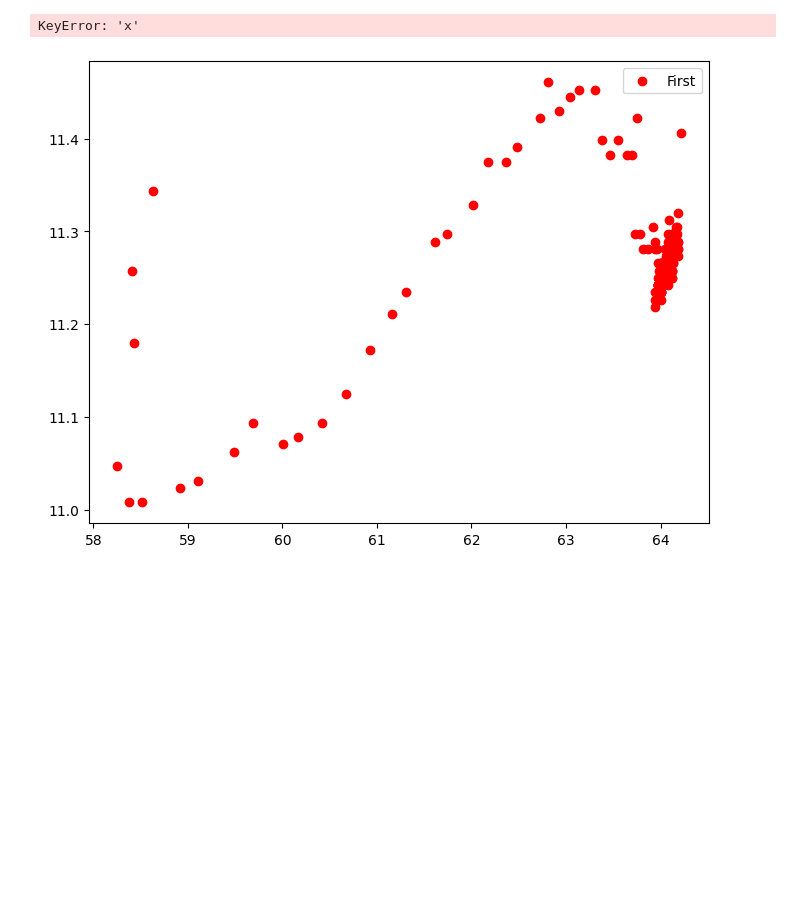
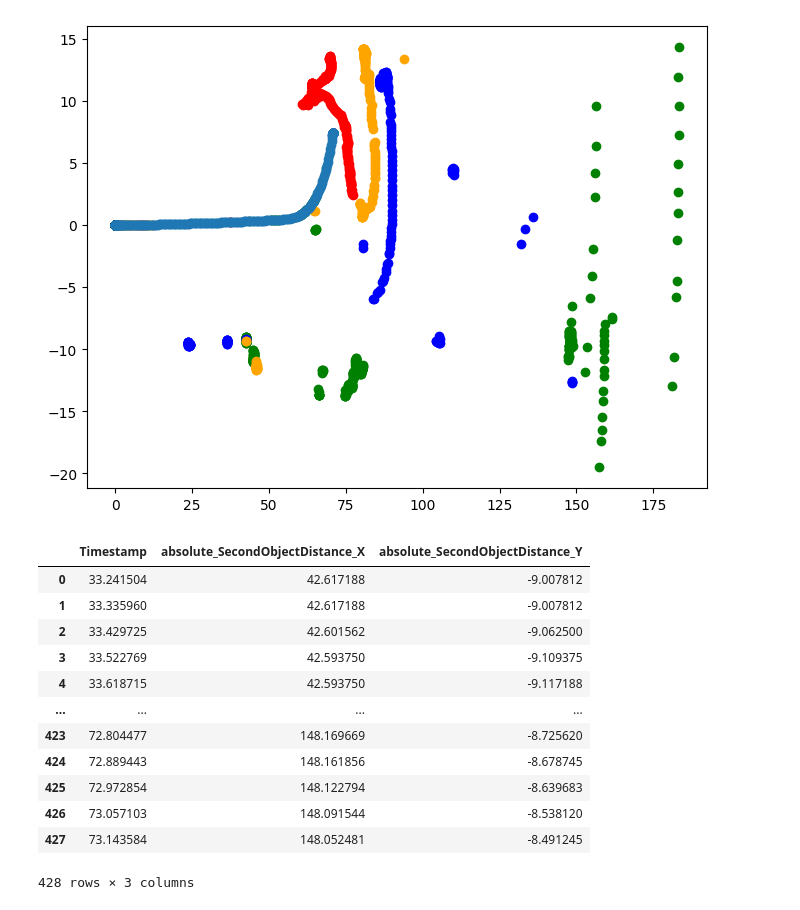
Before and after one commit to Fullbaro/CodeLikeABosch2023, a Jupyter notebook: code/deni.ipynb, the cells around one changed output. Drawn from its saved outputs; the diff is of its cells as text; code cells hidden in the pictures; blank space fills up the shorter version.

Commit message:
Absolute visualization
Also preprocessing library removed

```diff
--- a/code/deni.ipynb
+++ b/code/deni.ipynb
@@ -23,0 +134,3 @@ df
+# %%
+vehicle_data["x"] = computed_x_coordinates
+vehicle_data["y"] = computed_y_coordinates
@@ -23,0 +160,20 @@ df
+# %%
+def get_object_absolute_coordinates(vehicle_data: pd.DataFrame, object_data: pd.DataFrame, column_a, column_b) -> pd.DataFrame:
+    """
+    Given a dataframe of our vehicle's movements, and a dataframe of the object, return a dataframe of the object's absolute position for each timestep.
+
+    :param vehicle_data: The dataframe containing the vehicle's data.
+    :param object_data: The dataframe containing the object's data.
+
+    :return: A dataframe containing the object's absolute data.
+    """
+    merged = vehicle_data[["x", "y", "Timestamp"]].merge(object_data[[column_a, column_b, "Timestamp"]], on="Timestamp")
+    merged[f"absolute_{column_a}"] = merged["x"] + merged[column_a]
+    merged[f"absolute_{column_b}"] = merged["y"] + merged[column_b]
+    merged.drop([column_a, column_b, "x", "y"], inplace=True, axis="columns")
+    return merged
+# %%
+object0_absolute = get_object_absolute_coordinates(vehicle_data, object0, "FirstObjectDistance_X", "FirstObjectDistance_Y")
+object1_absolute = get_object_absolute_coordinates(vehicle_data, object1, "SecondObjectDistance_X", "SecondObjectDistance_Y")
+object2_absolute = get_object_absolute_coordinates(vehicle_data, object2, "ThirdObjectDistance_X", "ThirdObjectDistance_Y")
+object3_absolute = get_object_absolute_coordinates(vehicle_data, object3, "FourthObjectDistance_X", "FourthObjectDistance_Y")
@@ -24,20 +196,28 @@ df
+# %%
+plt.ion()
+plt.figure(figsize=(8, 6))
+plt.xlabel('X Axis')
+plt.ylabel('Y Axis')
+plt.title('Interactive Scatter Plot')
+
+for i in range(200, len(object0_absolute)):
+    plt.clf()
+
+    plt.scatter(object0_absolute["absolute_FirstObjectDistance_X"][:i], object0_absolute["absolute_FirstObjectDistance_Y"][:i], c="red", marker='o')
+    plt.scatter(object1_absolute["absolute_SecondObjectDistance_X"][:i], object1_absolute["absolute_SecondObjectDistance_Y"][:i], c="green", marker='o')
+    plt.scatter(object2_absolute["absolute_ThirdObjectDistance_X"][:i], object2_absolute["absolute_ThirdObjectDistance_Y"][:i], c="blue", marker='o')
+    plt.scatter(object3_absolute["absolute_FourthObjectDistance_X"][:i], object3_absolute["absolute_FourthObjectDistance_Y"][:i], c="orange", marker='o')
+    plt.scatter(computed_x_coordinates[:i], computed_y_coordinates[:i], c="black")
+
+    display(plt.gcf())
+    clear_output(wait=True)
+    time.sleep(0.1)
+
+plt.ioff()
+plt.show()
+# %% [output]
+[figure, added]
 # %%
-obj_1 = df[["FirstObjectDistance_X", "FirstObjectDistance_Y"]]
-obj_1.columns = ["x", "y"]
-obj_2 = df[["SecondObjectDistance_X", "SecondObjectDistance_Y"]]
-obj_2.columns = ["x", "y"]
-obj_3 = df[["ThirdObjectDistance_X", "ThirdObjectDistance_Y"]]
-obj_3.columns = ["x", "y"]
-obj_4 = df[["FourthObjectDistance_X", "FourthObjectDistance_Y"]]
-obj_4.columns = ["x", "y"]
-
-objects = [
-    obj_1,
-    obj_2,
-    obj_3,
-    obj_4
-]
-
 plt.ion()
 plt.figure(figsize=(8, 6))
 plt.xlabel('X Axis')
@@ -61,5 +241,16 @@ for i in range(start_point, len(objects[0])):
 plt.ioff()
 plt.show()
 # %% [output]
+|  | Timestamp | absolute_SecondObjectDistance_X | absolute_SecondObjectDistance_Y |
+| 0 | 33.241504 | 42.617188 | -9.007812 |
+| 1 | 33.335960 | 42.617188 | -9.007812 |
+| 2 | 33.429725 | 42.601562 | -9.062500 |
+| 3 | 33.522769 | 42.593750 | -9.109375 |
+| 4 | 33.618715 | 42.593750 | -9.117188 |
+| ... | ... | ... | ... |
+| 423 | 72.804477 | 148.169669 | -8.725620 |
+| 424 | 72.889443 | 148.161856 | -8.678745 |
+| 425 | 72.972854 | 148.122794 | -8.639683 |
+| 426 | 73.057103 | 148.091544 | -8.538120 |
+| 427 | 73.143584 | 148.052481 | -8.491245 |
-KeyError: 'x'
+428 rows × 3 columns
-[figure, removed]
```
Also changed, not shown: parts of 14 cells of this notebook, 1 other file.
